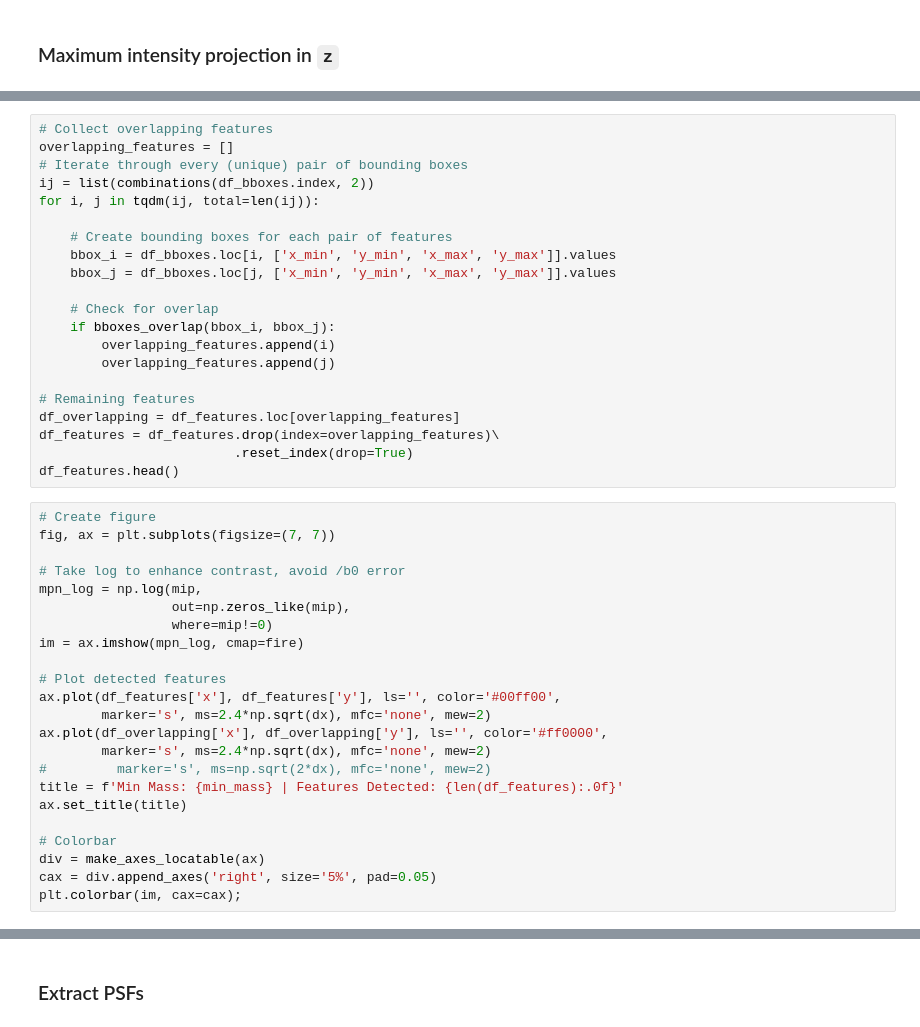
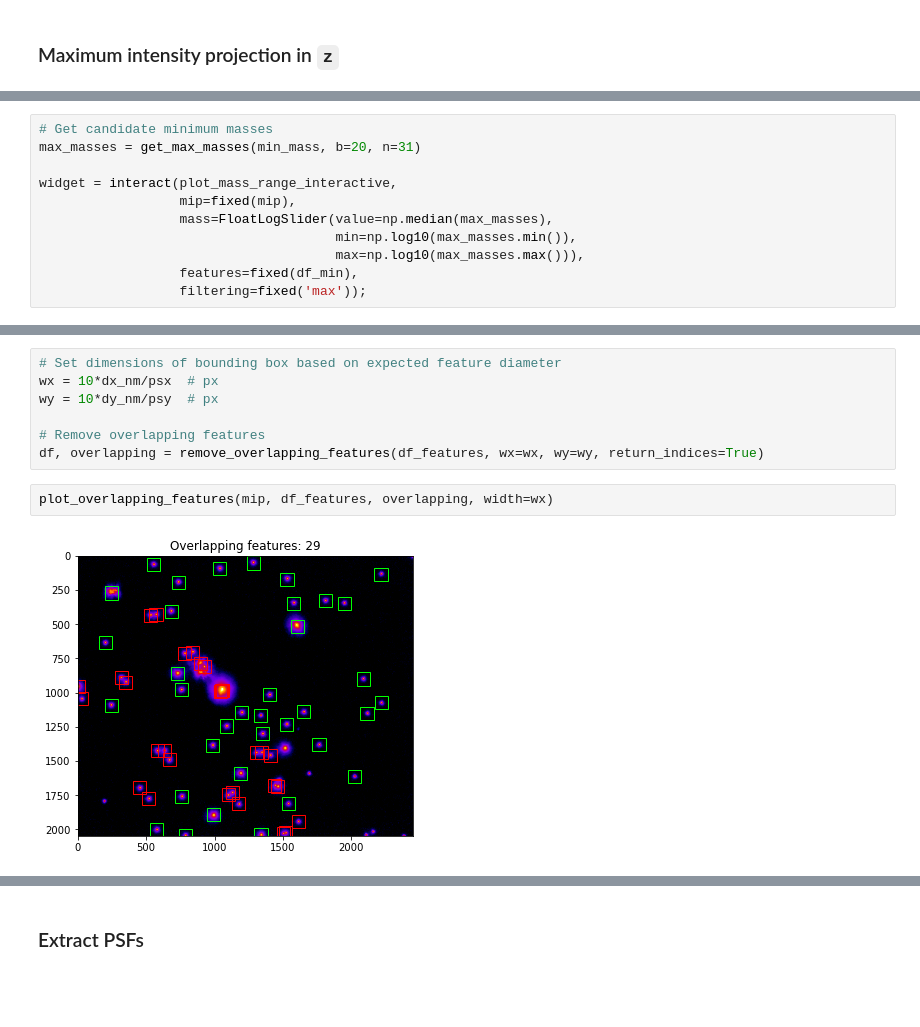
Before and after one commit to hoogenboom-group/PSF-Extractor, a Jupyter notebook: notebooks/walkthrough.ipynb, the cells around one changed output, grey strips where cells are left out. Saved outputs shown, nothing was run; the diff lists cells and outputs as text; blank space fills up the shorter version.

Commit message:
interactivity + lots of other good stuff
Former-commit-id: 2a676645bcd43cb529c56ecd561554307f59f261

```diff
--- a/notebooks/walkthrough.ipynb
+++ b/notebooks/walkthrough.ipynb
@@ -234,0 +142,11 @@ plt.colorbar(im, cax=cax);
+# %%
+# Get candidate minimum masses
+max_masses = get_max_masses(min_mass, b=20, n=31)
+
+widget = interact(plot_mass_range_interactive,
+                  mip=fixed(mip),
+                  mass=FloatLogSlider(value=np.median(max_masses),
+                                      min=np.log10(max_masses.min()),
+                                      max=np.log10(max_masses.max())),
+                  features=fixed(df_min),
+                  filtering=fixed('max'));
@@ -261,45 +196,12 @@ df_bboxes.head()
-# %%
-# Collect overlapping features
-overlapping_features = []
-# Iterate through every (unique) pair of bounding boxes
-ij = list(combinations(df_bboxes.index, 2))
-for i, j in tqdm(ij, total=len(ij)):
-
-    # Create bounding boxes for each pair of features
-    bbox_i = df_bboxes.loc[i, ['x_min', 'y_min', 'x_max', 'y_max']].values
-    bbox_j = df_bboxes.loc[j, ['x_min', 'y_min', 'x_max', 'y_max']].values
-
-    # Check for overlap
-    if bboxes_overlap(bbox_i, bbox_j):
-        overlapping_features.append(i)
-        overlapping_features.append(j)
-
-# Remaining features
-df_overlapping = df_features.loc[overlapping_features]
-df_features = df_features.drop(index=overlapping_features)\
-                         .reset_index(drop=True)
-df_features.head()
-# %%
-# Create figure
-fig, ax = plt.subplots(figsize=(7, 7))
-
-# Take log to enhance contrast, avoid /b0 error
-mpn_log = np.log(mip,
-                 out=np.zeros_like(mip),
-                 where=mip!=0)
-im = ax.imshow(mpn_log, cmap=fire)
-
-# Plot detected features
-ax.plot(df_features['x'], df_features['y'], ls='', color='#00ff00',
-        marker='s', ms=2.4*np.sqrt(dx), mfc='none', mew=2)
-ax.plot(df_overlapping['x'], df_overlapping['y'], ls='', color='#ff0000',
-        marker='s', ms=2.4*np.sqrt(dx), mfc='none', mew=2)
-#         marker='s', ms=np.sqrt(2*dx), mfc='none', mew=2)
-title = f'Min Mass: {min_mass} | Features Detected: {len(df_features):.0f}'
-ax.set_title(title)
-
-# Colorbar
-div = make_axes_locatable(ax)
-cax = div.append_axes('right', size='5%', pad=0.05)
-plt.colorbar(im, cax=cax);
+# %%
+# Set dimensions of bounding box based on expected feature diameter
+wx = 10*dx_nm/psx  # px
+wy = 10*dy_nm/psy  # px
+
+# Remove overlapping features
+df, overlapping = remove_overlapping_features(df_features, wx=wx, wy=wy, return_indices=True)
+# %%
+plot_overlapping_features(mip, df_features, overlapping, width=wx)
+# %% [output]
+[figure, added]
 # %% [markdown]
```
Also changed, not shown: parts of 35 cells of this notebook.
